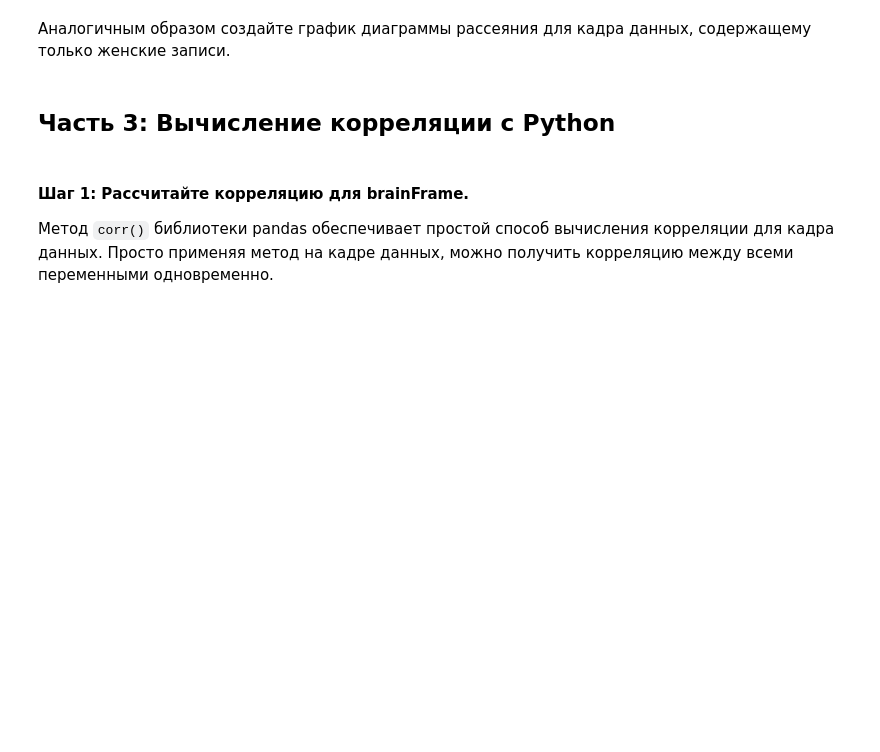
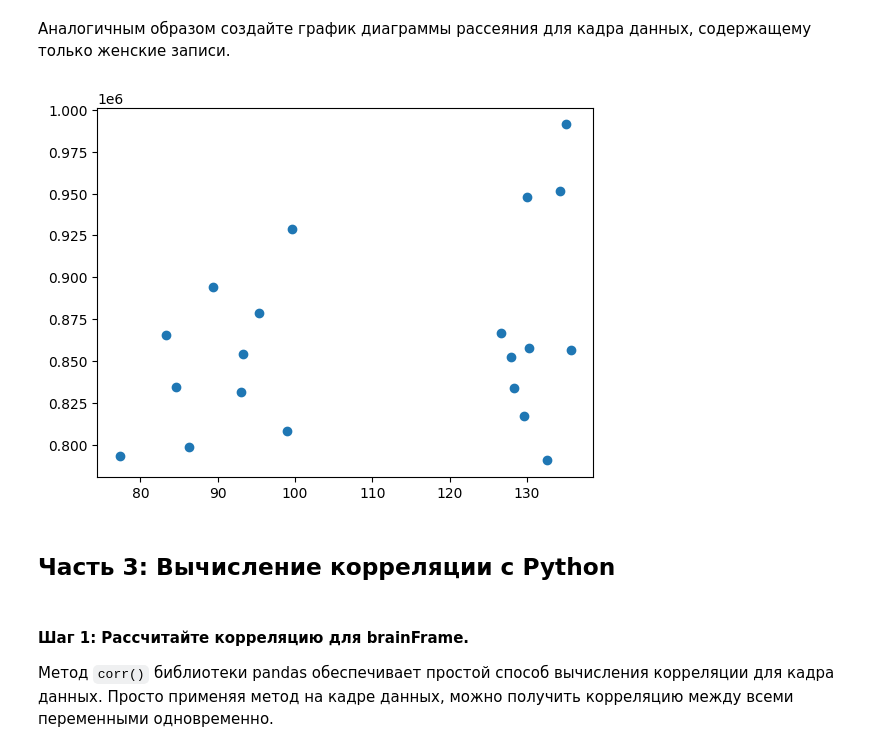
Before and after one commit to AMekhrza/lab2, a Jupyter notebook: correlation.ipynb, the cells around one changed output. Saved outputs shown, nothing was run; the diff lists cells and outputs as text; code cells hidden in the pictures; blank space fills up the shorter version.

```diff
--- a/correlation.ipynb
+++ b/correlation.ipynb
@@ -129,3 +134,9 @@ womenDf = brainFrame[?]
+# %%
+# Создание DataFrame, содержащего записи только для мужчин
+menDf = brainFrame[brainFrame['Gender'] == 'Male']  # Выбор строк, где пол равен "Male" (мужчина)
+
+# Создание DataFrame, содержащего записи только для женщин
+womenDf = brainFrame[brainFrame['Gender'] == 'Female']  # Выбор строк, где пол равен "Female" (женщина)
 # %% [markdown]
 ##### c. Постройте графики.
 Поскольку набор данных включает в себя три различных измерения интеллекта (PIQ, FSIQ и VIQ), первая строка ниже использует метод `mean()` из библиотеки Pandas для вычисления среднего значения между тремя измерениями и сохранения результата в переменной `menMeanSmarts`. Обратите внимание, что первая строка относится к menDf, отфильтрованному кадру данных, содержащему только мужские записи.<p>
@@ -151,3 +164,16 @@ plt.scatter(???)
+# %%
+# Ячейка для кода № 7
+
+# Вычисление среднего значения между PIQ, FSIQ и VIQ для каждой женщины
+womenMeanSmarts = womenDf[["PIQ", "FSIQ", "VIQ"]].mean(axis=1)
+
+# Построение диаграммы рассеяния между средним интеллектом и MRI_Count (размер мозга) для женщин
+plt.scatter(womenMeanSmarts, womenDf["MRI_Count"])
+
+# Отображение графика
+plt.show()
+# %% [output]
+[figure, added]
 # %% [markdown]
 ## Часть 3: Вычисление корреляции с Python
 # %% [markdown]
```
Also changed, not shown: parts of 15 cells of this notebook.
